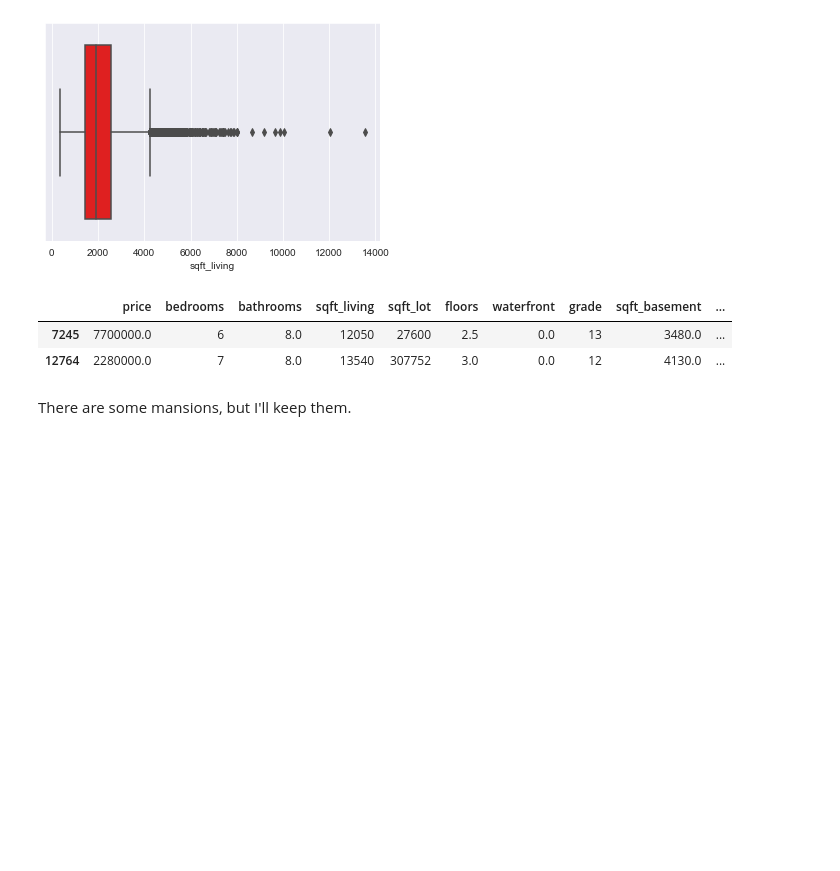
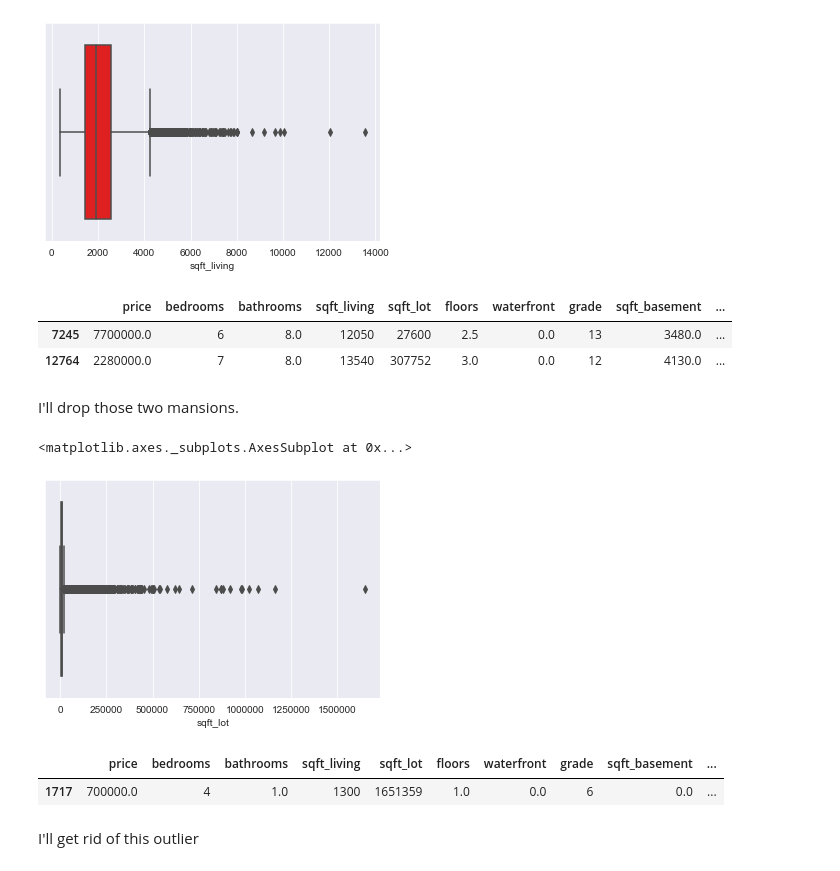
Before and after one commit to halpert3/dsc-mod-2-project-v2-1-onl01-dtsc-pt-070620, a Jupyter notebook: EDA_v2.ipynb, the cells around one changed output. Drawn from its saved outputs; the diff is of its cells as text; code cells hidden in the pictures; blank space fills up the shorter version.

Commit message:
finished dealing with outliers

```diff
--- a/EDA_v2.ipynb
+++ b/EDA_v2.ipynb
@@ -317,5 +317,19 @@ data[data.sqft_living > 11000]
 |  | price | bedrooms | bathrooms | sqft_living | sqft_lot | floors | waterfront | grade | sqft_basement | ... |
 | 7245 | 7700000.0 | 6 | 8.0 | 12050 | 27600 | 2.5 | 0.0 | 13 | 3480.0 | ... |
 | 12764 | 2280000.0 | 7 | 8.0 | 13540 | 307752 | 3.0 | 0.0 | 12 | 4130.0 | ... |
-# %% [markdown]
-There are some mansions, but I'll keep them.
+# %% [markdown]
+I'll drop those two mansions.
+# %%
+data.drop(data[data.sqft_living > 11000].index, inplace = True)
+# %%
+sns.boxplot(x=data['sqft_lot'], color='r')
+# %% [output]
+<matplotlib.axes._subplots.AxesSubplot at 0x...>
+[figure, added]
+# %%
+data[data.sqft_lot > 1250000]
+# %% [output]
+|  | price | bedrooms | bathrooms | sqft_living | sqft_lot | floors | waterfront | grade | sqft_basement | ... |
+| 1717 | 700000.0 | 4 | 1.0 | 1300 | 1651359 | 1.0 | 0.0 | 6 | 0.0 | ... |
+# %% [markdown]
+I'll get rid of this outlier
```
Also changed, not shown: parts of 7 cells of this notebook.
